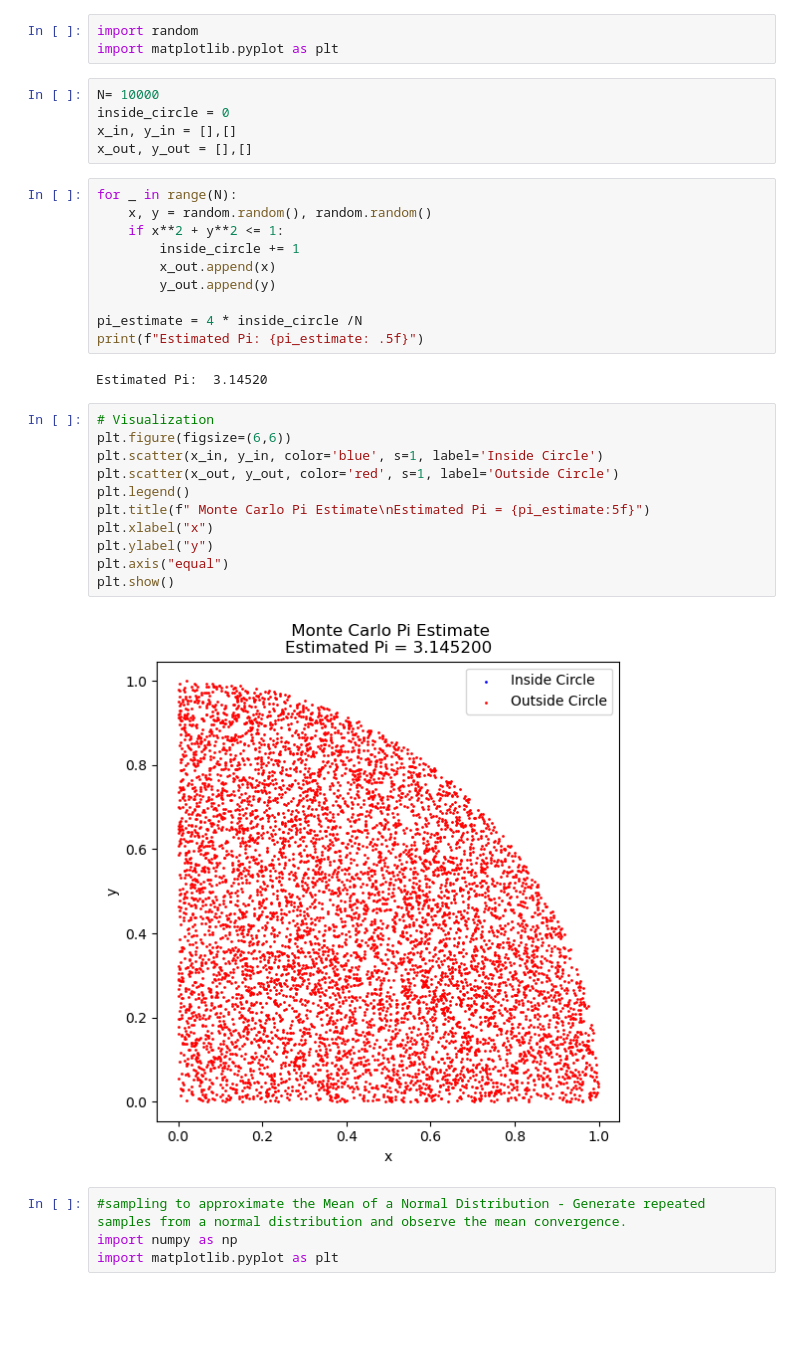
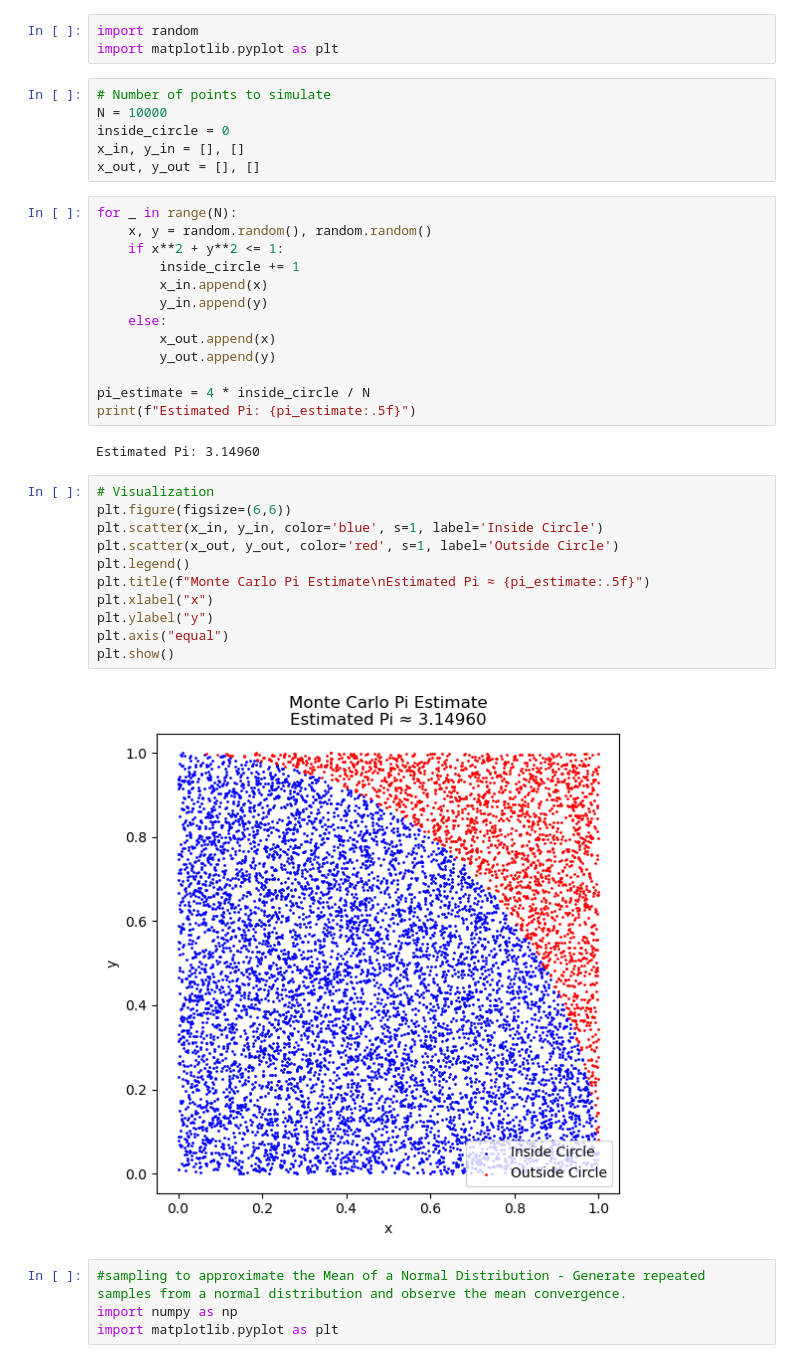
Before and after one commit to adeline-pepela/Module-3, a Jupyter notebook: DSA 8302 Computational Techniques in DS/week 9/week 9.ipynb, the cells around one changed output. Saved outputs shown, nothing was run; the diff lists cells and outputs as text; blank space fills up the shorter version.

```diff
--- a/DSA 8302 Computational Techniques in DS/week 9/week 9.ipynb
+++ b/DSA 8302 Computational Techniques in DS/week 9/week 9.ipynb
@@ -2,35 +2,39 @@
 import random
 import matplotlib.pyplot as plt
 # %%
-N= 10000
+# Number of points to simulate
+N = 10000
 inside_circle = 0
-x_in, y_in = [],[]
-x_out, y_out = [],[]
+x_in, y_in = [], []
+x_out, y_out = [], []
 # %%
 for _ in range(N):
     x, y = random.random(), random.random()
     if x**2 + y**2 <= 1:
         inside_circle += 1
+        x_in.append(x)
+        y_in.append(y)
+    else:
         x_out.append(x)
         y_out.append(y)
 
-pi_estimate = 4 * inside_circle /N
-print(f"Estimated Pi: {pi_estimate: .5f}")
+pi_estimate = 4 * inside_circle / N
+print(f"Estimated Pi: {pi_estimate:.5f}")
 # %% [output]
-Estimated Pi:  3.14520
+Estimated Pi: 3.14960
 # %%
 # Visualization
 plt.figure(figsize=(6,6))
 plt.scatter(x_in, y_in, color='blue', s=1, label='Inside Circle')
 plt.scatter(x_out, y_out, color='red', s=1, label='Outside Circle')
 plt.legend()
-plt.title(f" Monte Carlo Pi Estimate\nEstimated Pi = {pi_estimate:5f}")
+plt.title(f"Monte Carlo Pi Estimate\nEstimated Pi ≈ {pi_estimate:.5f}")
 plt.xlabel("x")
 plt.ylabel("y")
 plt.axis("equal")
 plt.show()
 # %% [output]
-[figure, old version]
+[figure, new version]
 # %%
 #sampling to approximate the Mean of a Normal Distribution - Generate repeated samples from a normal distribution and observe the mean convergence.
 import numpy as np
```
Also changed, not shown: parts of 3 cells of this notebook, 2 other files.
